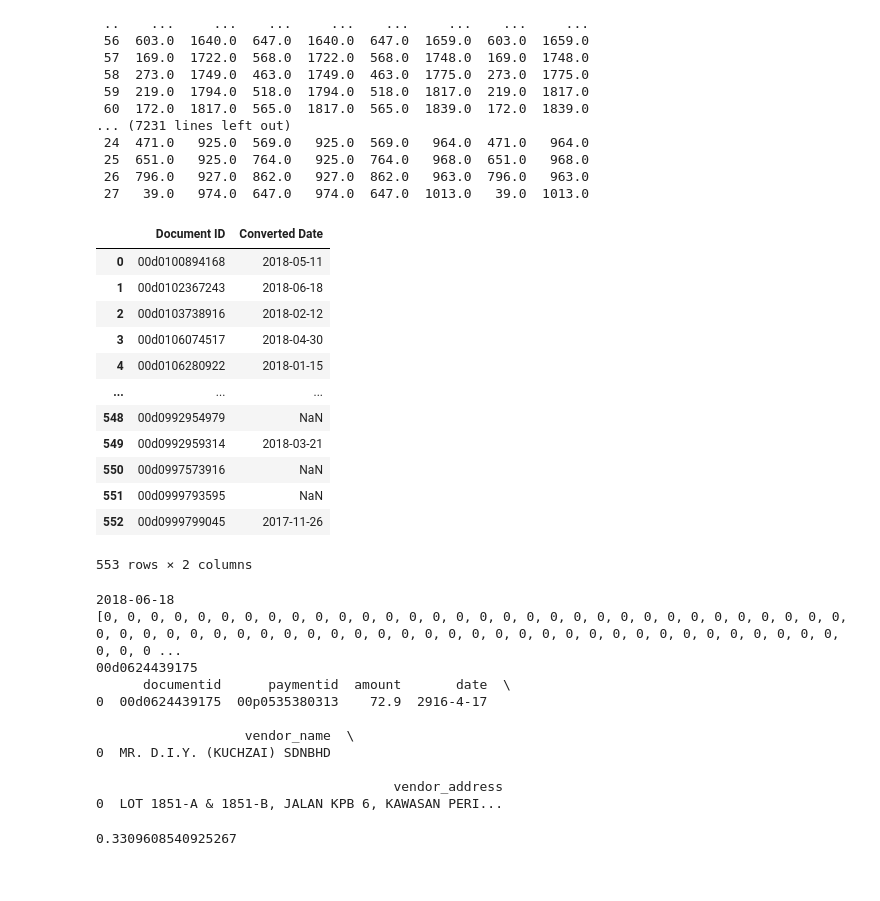
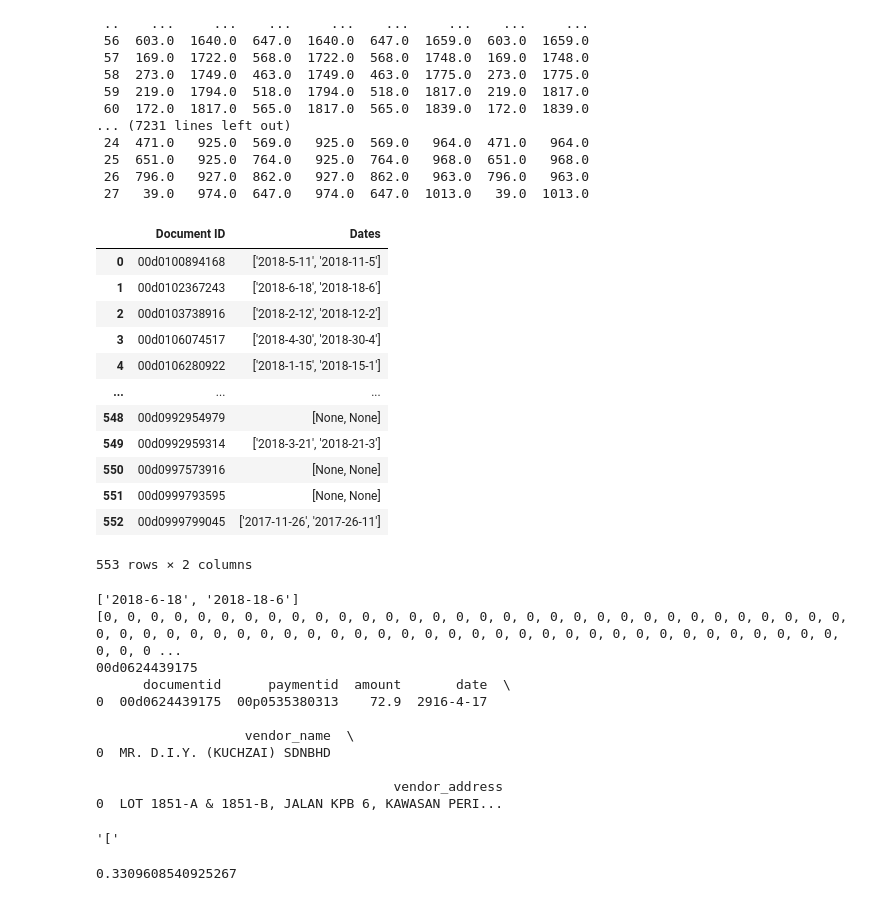
Before and after one commit to charan1319/receiptcheck, a Jupyter notebook: Main.ipynb, the cells around one changed output. Cells and saved outputs as stored; diff of their text form; code cells hidden in the pictures.

```diff
--- a/Main.ipynb
+++ b/Main.ipynb
@@ -84,26 +84,26 @@ def scoring_func(userData_sets, userData_dates, OCR_set, date):
 def find_paymentID(userData, scores):
     return userData.loc[np.argmax(scores), 'paymentid']
 # %%
-OCR_all_dates = pd.read_csv('dates.csv')
+OCR_all_dates = pd.read_csv('new_formatted.csv')
 OCR_all_dates
 # %% [output]
-|  | Document ID | Converted Date |
-| 0 | 00d0100894168 | 2018-05-11 |
-| 1 | 00d0102367243 | 2018-06-18 |
-| 2 | 00d0103738916 | 2018-02-12 |
-| 3 | 00d0106074517 | 2018-04-30 |
-| 4 | 00d0106280922 | 2018-01-15 |
+|  | Document ID | Dates |
+| 0 | 00d0100894168 | ['2018-5-11', '2018-11-5'] |
+| 1 | 00d0102367243 | ['2018-6-18', '2018-18-6'] |
+| 2 | 00d0103738916 | ['2018-2-12', '2018-12-2'] |
+| 3 | 00d0106074517 | ['2018-4-30', '2018-30-4'] |
+| 4 | 00d0106280922 | ['2018-1-15', '2018-15-1'] |
 | ... | ... | ... |
-| 548 | 00d0992954979 | NaN |
-| 549 | 00d0992959314 | 2018-03-21 |
-| 550 | 00d0997573916 | NaN |
-| 551 | 00d0999793595 | NaN |
-| 552 | 00d0999799045 | 2017-11-26 |
+| 548 | 00d0992954979 | [None, None] |
+| 549 | 00d0992959314 | ['2018-3-21', '2018-21-3'] |
+| 550 | 00d0997573916 | [None, None] |
+| 551 | 00d0999793595 | [None, None] |
+| 552 | 00d0999799045 | ['2017-11-26', '2017-26-11'] |
 553 rows × 2 columns
 # %%
 #Get date from OCR
 filecode = '00d0102367243'
-OCR_all_dates = pd.read_csv('dates.csv')['Converted Date']
+OCR_all_dates = pd.read_csv('new_formatted.csv')['Dates']
 date = OCR_all_dates[1]
 print(date)
 
@@ -117,10 +117,10 @@ scores = scoring_func(userData_sets, userData_dates, OCR_set, date)
 payment_ID = find_paymentID(userData, scores)
 guessed_docID = userData[userData.paymentid == payment_ID].iloc[0].documentid
 print(guessed_docID)
-correct_docID = pd.read_csv('dates.csv')['Document ID']
+correct_docID = pd.read_csv('new_formatted.csv')['Document ID']
 print(userData[userData.documentid == guessed_docID])
 # %% [output]
-2018-06-18
+['2018-6-18', '2018-18-6']
 [0, 0, 0, 0, 0, 0, 0, 0, 0, 0, 0, 0, 0, 0, 0, 0, 0, 0, 0, 0, 0, 0, 0, 0, 0, 0, 0, 0, 0, 0, 0, 0, 0, 0, 0, 0, 0, 0, 0, 0, 0, 0, 0, 0, 0, 0, 0, 0, 0, 0, 0, 0, 0, 0, 0, 0, 0, 0, 0, 0, 0, 0, 0, 0, 0, 0, 0 ...
 00d0624439175
       documentid      paymentid  amount       date  \
@@ -131,6 +131,14 @@ print(userData[userData.documentid == guessed_docID])
 
                                       vendor_address
 0  LOT 1851-A & 1851-B, JALAN KPB 6, KAWASAN PERI...
+# %%
+# type(date[1])
+# type('2018-6-18')
+
+date[0] == '2018-6-18'
+date[0]
+# %% [output]
+'['
 # %%
 #TESTING ACCURACY
 correct = 0
```
Also changed, not shown: parts of 1 cell of this notebook, 1 other file.
